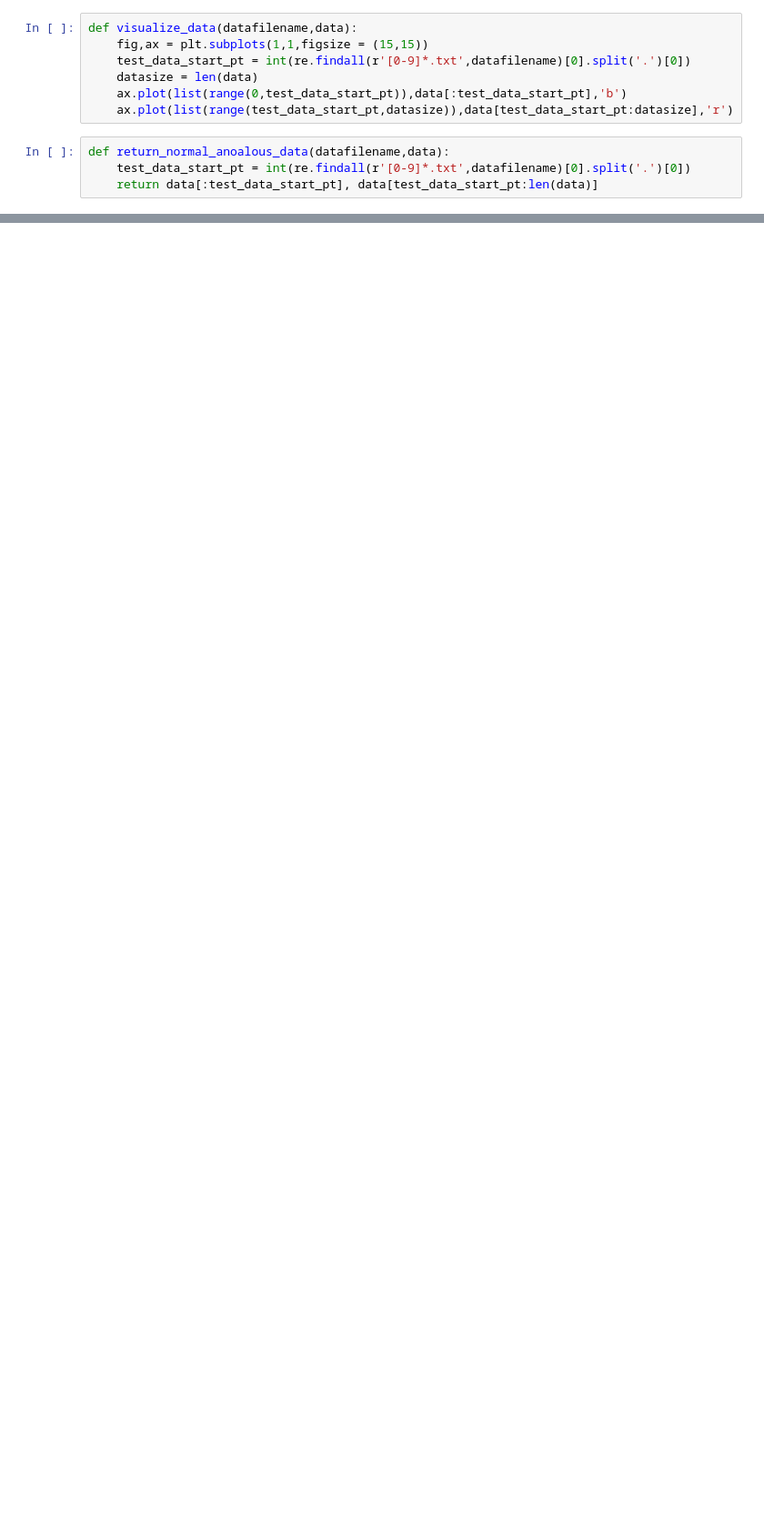
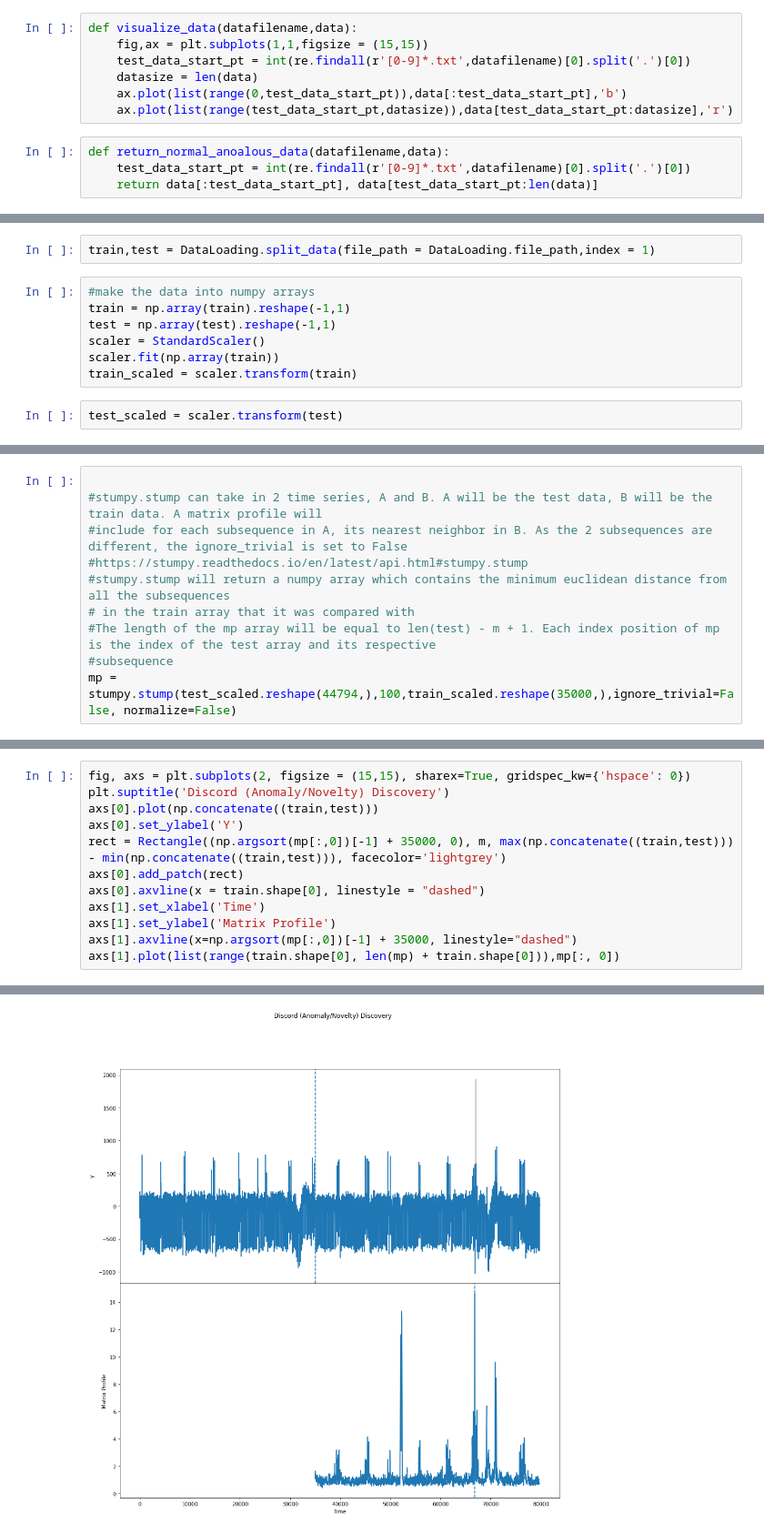
Before and after one commit to Pasindu19970808/Anomaly-Detection-Project, a Jupyter notebook: DataVisualization.ipynb, the cells around one changed output, grey strips where cells are left out. Shown at 91% size. Saved outputs shown, nothing was run; the diff lists cells and outputs as text; blank space fills up the shorter version.

Commit message:
Matrix profile implementation

```diff
--- a/DataVisualization.ipynb
+++ b/DataVisualization.ipynb
@@ -95,0 +34,11 @@ print(first_difference)
+# %%
+train,test = DataLoading.split_data(file_path = DataLoading.file_path,index = 1)
+# %%
+#make the data into numpy arrays
+train = np.array(train).reshape(-1,1)
+test = np.array(test).reshape(-1,1)
+scaler = StandardScaler()
+scaler.fit(np.array(train))
+train_scaled = scaler.transform(train)
+# %%
+test_scaled = scaler.transform(test)
@@ -95,0 +50,10 @@ print(first_difference)
+# %%
+
+#stumpy.stump can take in 2 time series, A and B. A will be the test data, B will be the train data. A matrix profile will
+#include for each subsequence in A, its nearest neighbor in B. As the 2 subsequences are different, the ignore_trivial is set to False
+#https://stumpy.readthedocs.io/en/latest/api.html#stumpy.stump
+#stumpy.stump will return a numpy array which contains the minimum euclidean distance from all the subsequences
+# in the train array that it was compared with
+#The length of the mp array will be equal to len(test) - m + 1. Each index position of mp is the index of the test array and its respective
+#subsequence
+mp = stumpy.stump(test_scaled.reshape(44794,),100,train_scaled.reshape(35000,),ignore_trivial=False, normalize=False)
@@ -95,0 +64,13 @@ print(first_difference)
+# %%
+fig, axs = plt.subplots(2, figsize = (15,15), sharex=True, gridspec_kw={'hspace': 0})
+plt.suptitle('Discord (Anomaly/Novelty) Discovery')
+axs[0].plot(np.concatenate((train,test)))
+axs[0].set_ylabel('Y')
+rect = Rectangle((np.argsort(mp[:,0])[-1] + 35000, 0), m, max(np.concatenate((train,test))) - min(np.concatenate((train,test))), facecolor='lightgrey')
+axs[0].add_patch(rect)
+axs[0].axvline(x = train.shape[0], linestyle = "dashed")
+axs[1].set_xlabel('Time')
+axs[1].set_ylabel('Matrix Profile')
+axs[1].axvline(x=np.argsort(mp[:,0])[-1] + 35000, linestyle="dashed")
+axs[1].plot(list(range(train.shape[0], len(mp) + train.shape[0])),mp[:, 0])
+# %% [output]
@@ -95,0 +78 @@ print(first_difference)
+[figure, added]
```
Also changed, not shown: parts of 16 cells of this notebook, 1 other file.
